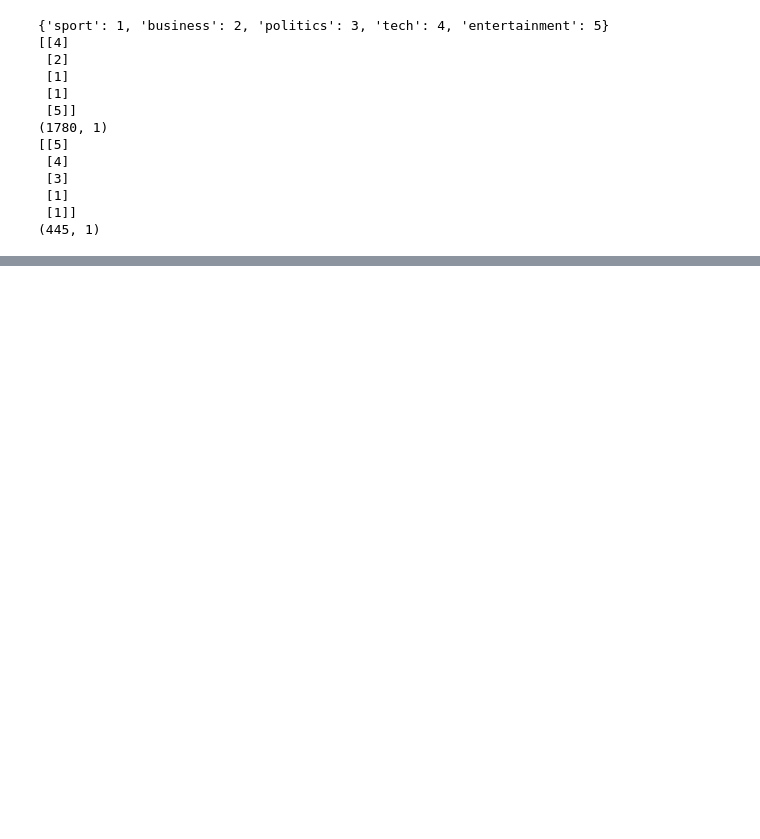
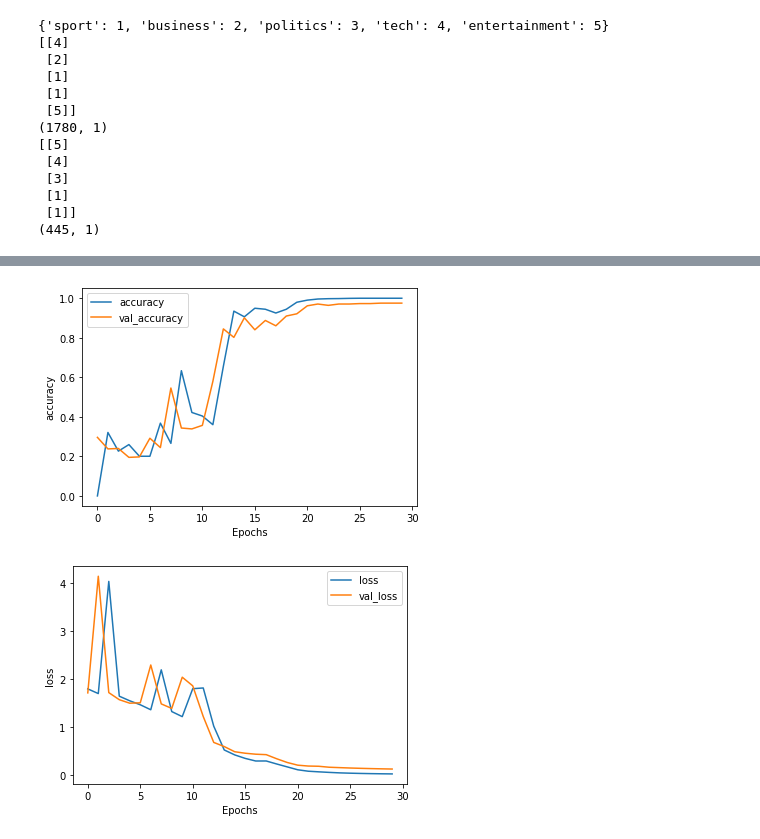
Before and after one commit to bakerv/nlp-data-cleaning, a Jupyter notebook: main.ipynb, the cells around one changed output, grey strips where cells are left out. Saved outputs shown, nothing was run; the diff lists cells and outputs as text; code cells hidden in the pictures; blank space fills up the shorter version.

Commit message:
achieved 97% validation accuracy

```diff
--- a/main.ipynb
+++ b/main.ipynb
@@ -57,9 +57,9 @@ print(text[0])
 tv future hands viewers home theatre systems plasma high-definition tvs digital video recorders moving living room way people watch tv will radically different five years time. according expert panel  ...
 # %%
 # standardize dimensions that will be used to tokenize the text and create sequences
-vocabulary_size = 30000
-embedding_dim = 16
-max_length = 40
+vocabulary_size = 20000
+embedding_dimension = 16
+max_length = 800
 truncation_type = 'post'
 padding_type = 'post'
 oov_tok = '<OOV>'
@@ -139,3 +139,17 @@ print(numeric_validation_labels.shape)
  [1]
  [1]]
 (445, 1)
+# %%
+# Training model
+model = tf.keras.Sequential([
+    tf.keras.layers.Embedding(vocabulary_size, embedding_dimension, input_length = max_length),
+    tf.keras.layers.GlobalAveragePooling1D(),
+    tf.keras.layers.Dense(32, activation ='relu'),
+    tf.keras.layers.Dense(6, activation = 'softmax')
+])
+
+model.compile(loss = 'sparse_categorical_crossentropy',
+              optimizer = RMSprop(learning_rate=0.08),
+              metrics = ['accuracy'])
+
+model.summary()
@@ -141,0 +173,6 @@ print(numeric_validation_labels.shape)
+# %%
+# Training execution
+number_epochs = 30
+history = model.fit(padded_training, numeric_training_labels,
+                    validation_data = (padded_validation, numeric_validation_labels),
+                    epochs = number_epochs, batch_size=1780)
@@ -141,0 +197,15 @@ print(numeric_validation_labels.shape)
+# %%
+# This code taken directly from "Laurence Mahoney, Course 3 - Week 2 - Exercise"
+def plot_graphs(history, string):
+    plt.plot(history.history[string])
+    plt.plot(history.history['val_'+string])
+    plt.xlabel("Epochs")
+    plt.ylabel(string)
+    plt.legend([string, 'val_'+string])
+    plt.show()
+
+plot_graphs(history, "accuracy")
+plot_graphs(history, "loss")
+# %% [output]
+[figure, added]
+[figure, added]
```
Also changed, not shown: parts of 5 cells of this notebook.
